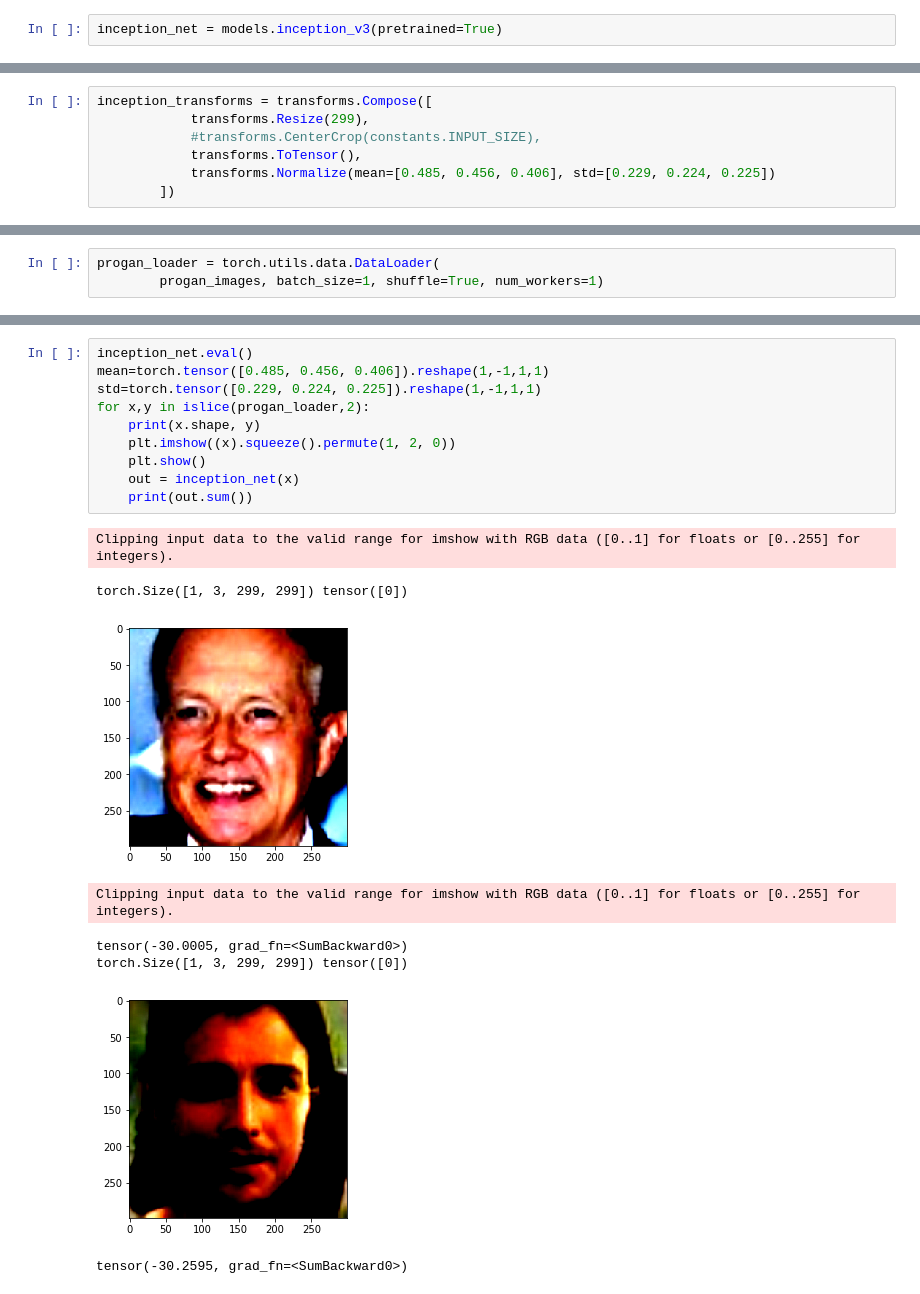
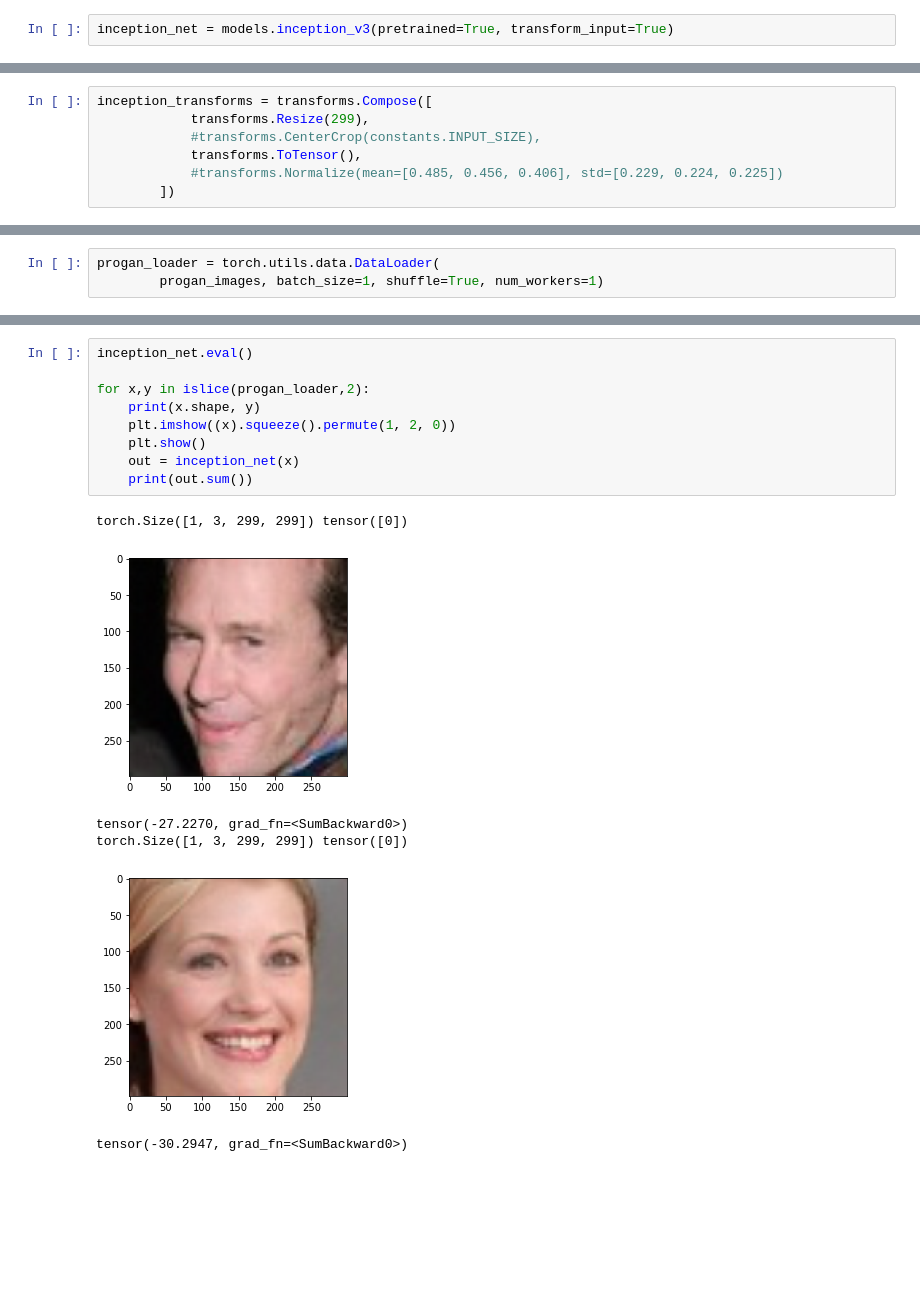
Before and after one commit to kolchinski/humanception-score, a Jupyter notebook: distances/Examine_data.ipynb, the cells around one changed output, grey strips where cells are left out. Drawn from its saved outputs; the diff is of its cells as text; blank space fills up the shorter version.

Commit message:
Updated notebook with Inception features

```diff
--- a/distances/Examine_data.ipynb
+++ b/distances/Examine_data.ipynb
@@ -53,4 +48,4 @@ unique_imgs
  'began5000': 2397,
  'progan5000': 2233}
 # %%
-inception_net = models.inception_v3(pretrained=True)
+inception_net = models.inception_v3(pretrained=True, transform_input=True)
@@ -81,7 +54,7 @@ inception_transforms = transforms.Compose([
             transforms.Resize(299),
             #transforms.CenterCrop(constants.INPUT_SIZE),
             transforms.ToTensor(),
-            transforms.Normalize(mean=[0.485, 0.456, 0.406], std=[0.229, 0.224, 0.225])
+            #transforms.Normalize(mean=[0.485, 0.456, 0.406], std=[0.229, 0.224, 0.225])
         ])
 # %%
 progan_images = datasets.ImageFolder('progan_imgs/', inception_transforms)
@@ -97,19 +91,16 @@ progan_loader = torch.utils.data.DataLoader(
 # %%
 inception_net.eval()
-mean=torch.tensor([0.485, 0.456, 0.406]).reshape(1,-1,1,1)
-std=torch.tensor([0.229, 0.224, 0.225]).reshape(1,-1,1,1)
+
 for x,y in islice(progan_loader,2):
     print(x.shape, y)
     plt.imshow((x).squeeze().permute(1, 2, 0))
     plt.show()
     out = inception_net(x)
     print(out.sum())
 # %% [output]
-Clipping input data to the valid range for imshow with RGB data ([0..1] for floats or [0..255] for integers).
+torch.Size([1, 3, 299, 299]) tensor([0])
+[figure, new version]
+tensor(-27.2270, grad_fn=<SumBackward0>)
 torch.Size([1, 3, 299, 299]) tensor([0])
-[figure, old version]
+[figure, new version]
-Clipping input data to the valid range for imshow with RGB data ([0..1] for floats or [0..255] for integers).
+tensor(-30.2947, grad_fn=<SumBackward0>)
-tensor(-30.0005, grad_fn=<SumBackward0>)
-torch.Size([1, 3, 299, 299]) tensor([0])
-[figure, old version]
-tensor(-30.2595, grad_fn=<SumBackward0>)
```
Also changed, not shown: parts of 5 cells of this notebook.
